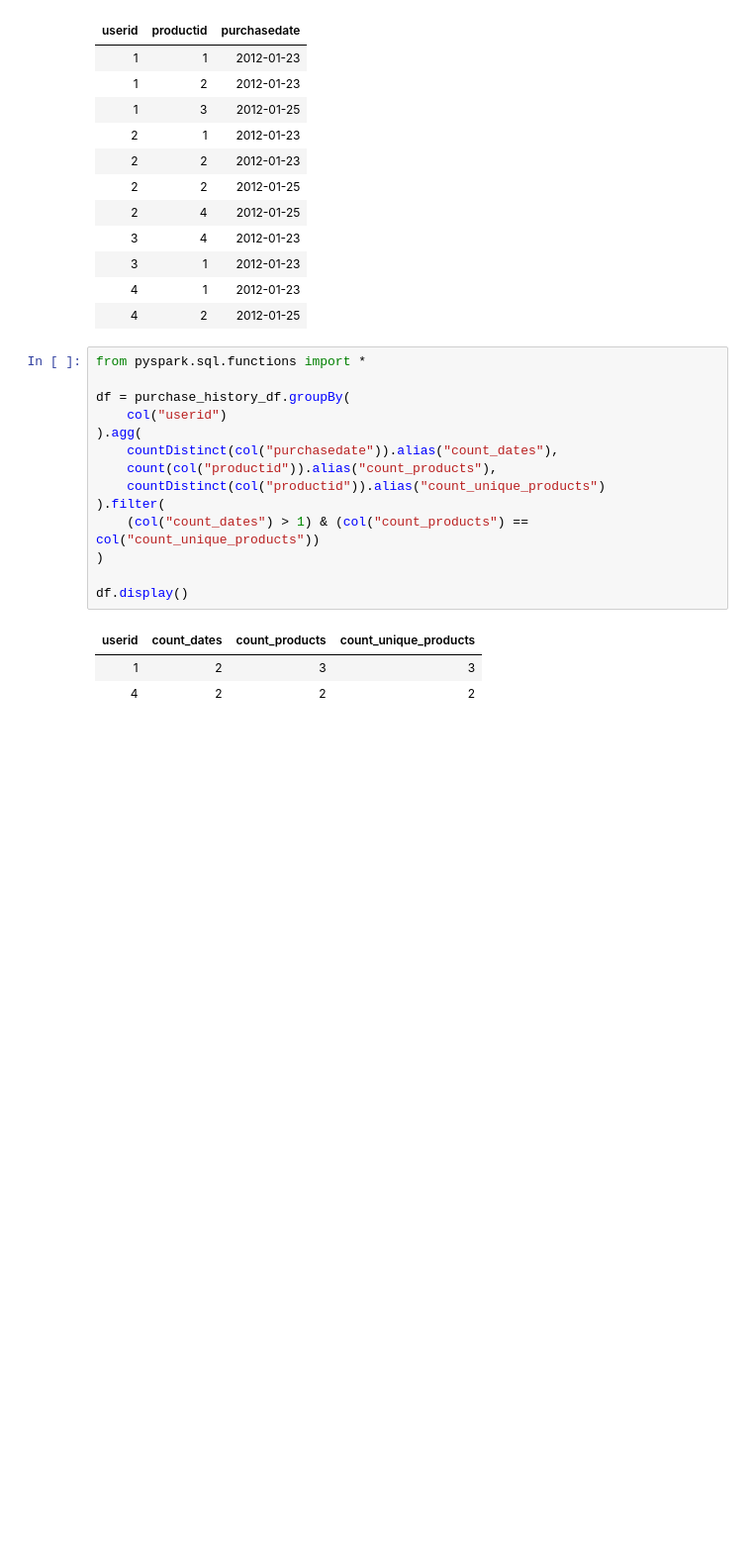
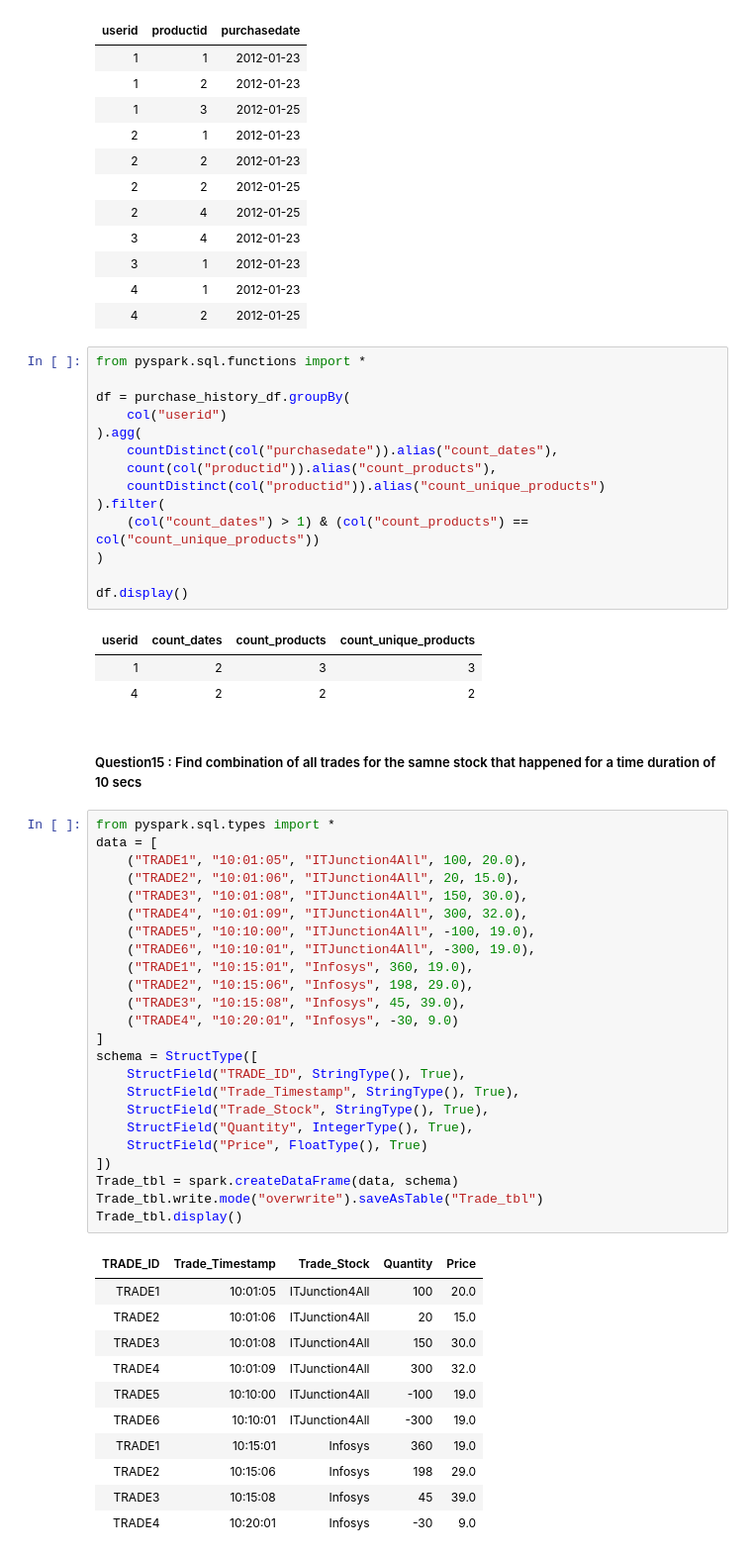
Before and after one commit to Rupam-1/SQL-Pyspark-practise_youtube, a Jupyter notebook: 05. PYSPARK - Part3.ipynb, the cells around one changed output. Shown at 99% size. Drawn from its saved outputs; the diff is of its cells as text; blank space fills up the shorter version.

```diff
--- a/05. PYSPARK - Part3.ipynb
+++ b/05. PYSPARK - Part3.ipynb
@@ -875,3 +875,41 @@ df.display()
 | userid | count_dates | count_products | count_unique_products |
 | 1 | 2 | 3 | 3 |
 | 4 | 2 | 2 | 2 |
+# %% [markdown]
+##### Question15 : Find combination of all trades for the samne stock that happened for a time duration of 10 secs
+# %%
+from pyspark.sql.types import *
+data = [
+    ("TRADE1", "10:01:05", "ITJunction4All", 100, 20.0),
+    ("TRADE2", "10:01:06", "ITJunction4All", 20, 15.0),
+    ("TRADE3", "10:01:08", "ITJunction4All", 150, 30.0),
+    ("TRADE4", "10:01:09", "ITJunction4All", 300, 32.0),
+    ("TRADE5", "10:10:00", "ITJunction4All", -100, 19.0),
+    ("TRADE6", "10:10:01", "ITJunction4All", -300, 19.0),
+    ("TRADE1", "10:15:01", "Infosys", 360, 19.0),
+    ("TRADE2", "10:15:06", "Infosys", 198, 29.0),
+    ("TRADE3", "10:15:08", "Infosys", 45, 39.0),
+    ("TRADE4", "10:20:01", "Infosys", -30, 9.0)
+]
+schema = StructType([
+    StructField("TRADE_ID", StringType(), True),
+    StructField("Trade_Timestamp", StringType(), True),
+    StructField("Trade_Stock", StringType(), True),
+    StructField("Quantity", IntegerType(), True),
+    StructField("Price", FloatType(), True)
+])
+Trade_tbl = spark.createDataFrame(data, schema)
+Trade_tbl.write.mode("overwrite").saveAsTable("Trade_tbl")
+Trade_tbl.display()
+# %% [output]
+| TRADE_ID | Trade_Timestamp | Trade_Stock | Quantity | Price |
+| TRADE1 | 10:01:05 | ITJunction4All | 100 | 20.0 |
+| TRADE2 | 10:01:06 | ITJunction4All | 20 | 15.0 |
+| TRADE3 | 10:01:08 | ITJunction4All | 150 | 30.0 |
+| TRADE4 | 10:01:09 | ITJunction4All | 300 | 32.0 |
+| TRADE5 | 10:10:00 | ITJunction4All | -100 | 19.0 |
+| TRADE6 | 10:10:01 | ITJunction4All | -300 | 19.0 |
+| TRADE1 | 10:15:01 | Infosys | 360 | 19.0 |
+| TRADE2 | 10:15:06 | Infosys | 198 | 29.0 |
+| TRADE3 | 10:15:08 | Infosys | 45 | 39.0 |
+| TRADE4 | 10:20:01 | Infosys | -30 | 9.0 |
```
Also changed, not shown: parts of 1 cell of this notebook, 1 other file.
